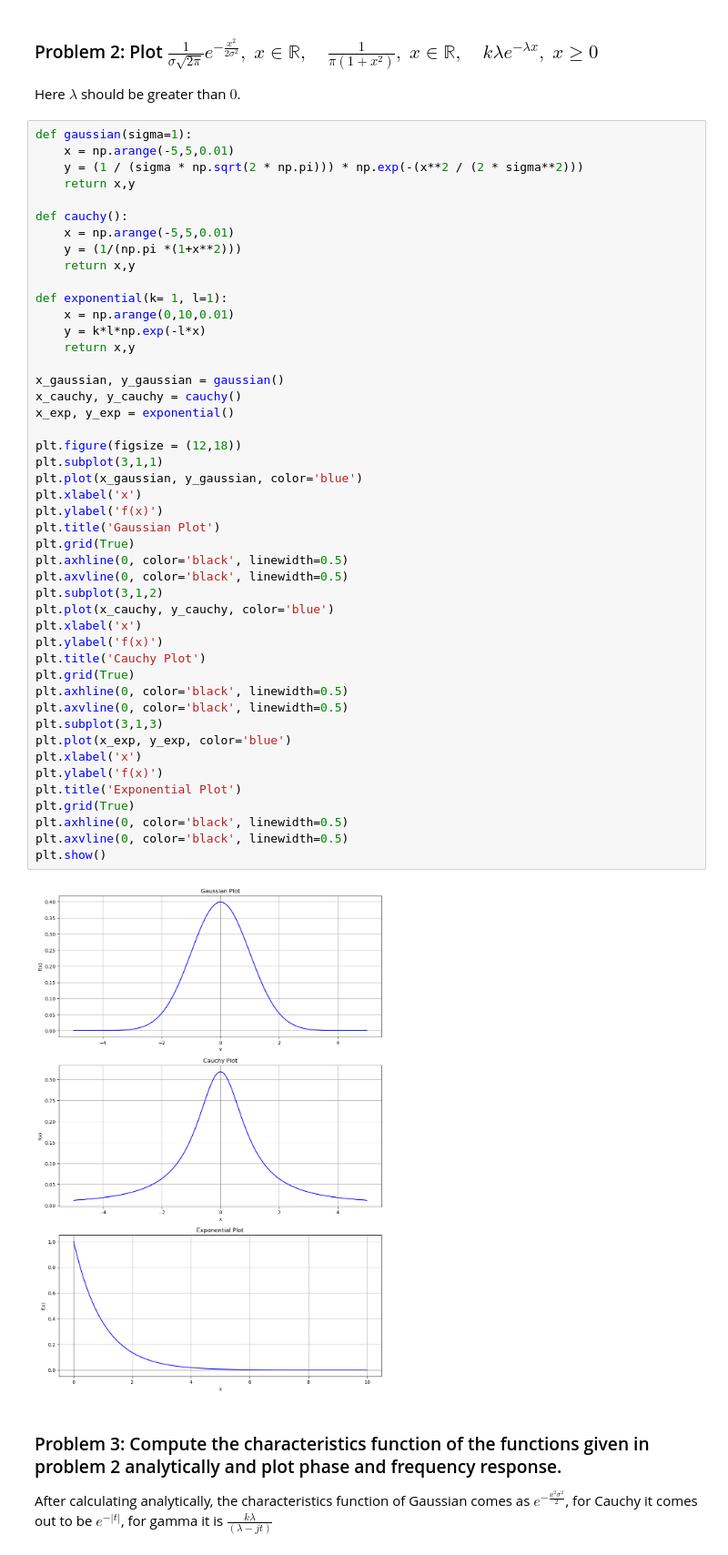
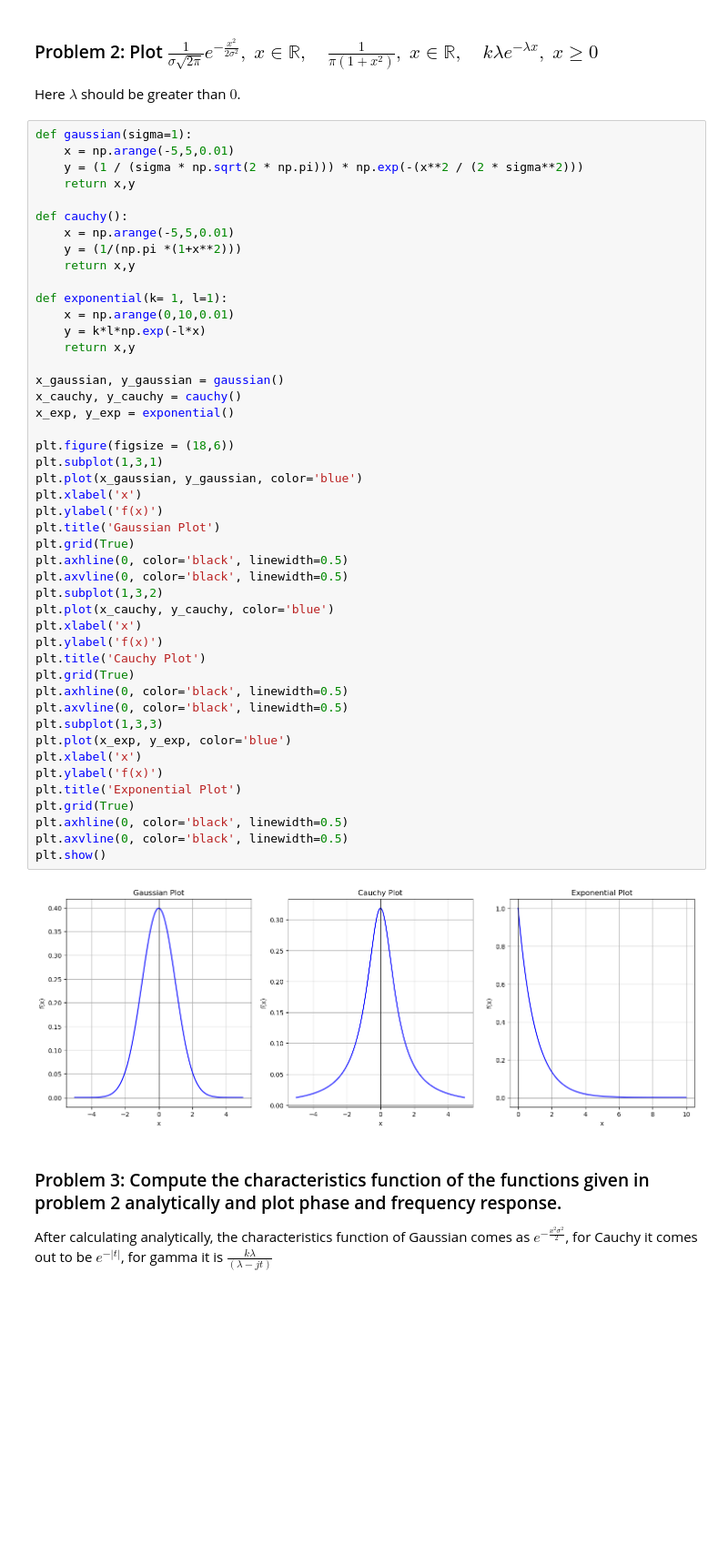
Before and after one commit to dwaipayanhaldar/E9-213-Time-Frequency-Analysis, a Jupyter notebook: Assignment 2/Assignment_2.ipynb, the cells around one changed output. Shown at 91% size. Drawn from its saved outputs; the diff is of its cells as text; blank space fills up the shorter version.

```diff
--- a/Assignment 2/Assignment_2.ipynb
+++ b/Assignment 2/Assignment_2.ipynb
@@ -77,38 +77,38 @@ def exponential(k= 1, l=1):
     y = k*l*np.exp(-l*x)
     return x,y
 
 x_gaussian, y_gaussian = gaussian()
 x_cauchy, y_cauchy = cauchy()
 x_exp, y_exp = exponential()
 
-plt.figure(figsize = (12,18))
-plt.subplot(3,1,1)
+plt.figure(figsize = (18,6))
+plt.subplot(1,3,1)
 plt.plot(x_gaussian, y_gaussian, color='blue')
 plt.xlabel('x')
 plt.ylabel('f(x)')
 plt.title('Gaussian Plot')
 plt.grid(True)
 plt.axhline(0, color='black', linewidth=0.5)
 plt.axvline(0, color='black', linewidth=0.5)
-plt.subplot(3,1,2)
+plt.subplot(1,3,2)
 plt.plot(x_cauchy, y_cauchy, color='blue')
 plt.xlabel('x')
 plt.ylabel('f(x)')
 plt.title('Cauchy Plot')
 plt.grid(True)
 plt.axhline(0, color='black', linewidth=0.5)
 plt.axvline(0, color='black', linewidth=0.5)
-plt.subplot(3,1,3)
+plt.subplot(1,3,3)
 plt.plot(x_exp, y_exp, color='blue')
 plt.xlabel('x')
 plt.ylabel('f(x)')
 plt.title('Exponential Plot')
 plt.grid(True)
 plt.axhline(0, color='black', linewidth=0.5)
 plt.axvline(0, color='black', linewidth=0.5)
 plt.show()
 # %% [output]
-[figure, old version]
+[figure, new version]
 # %% [markdown]
 ### Problem 3: Compute the characteristics function of the functions given in problem 2 analytically and plot phase and frequency response.
 After calculating analytically, the characteristics function of Gaussian comes as $ e^{-\frac{x^2\sigma^2}{2}} $, for Cauchy it comes out to be $ e^{-|t|} $, for gamma it is $\frac{k\lambda}{(\lambda - jt)}$
```
